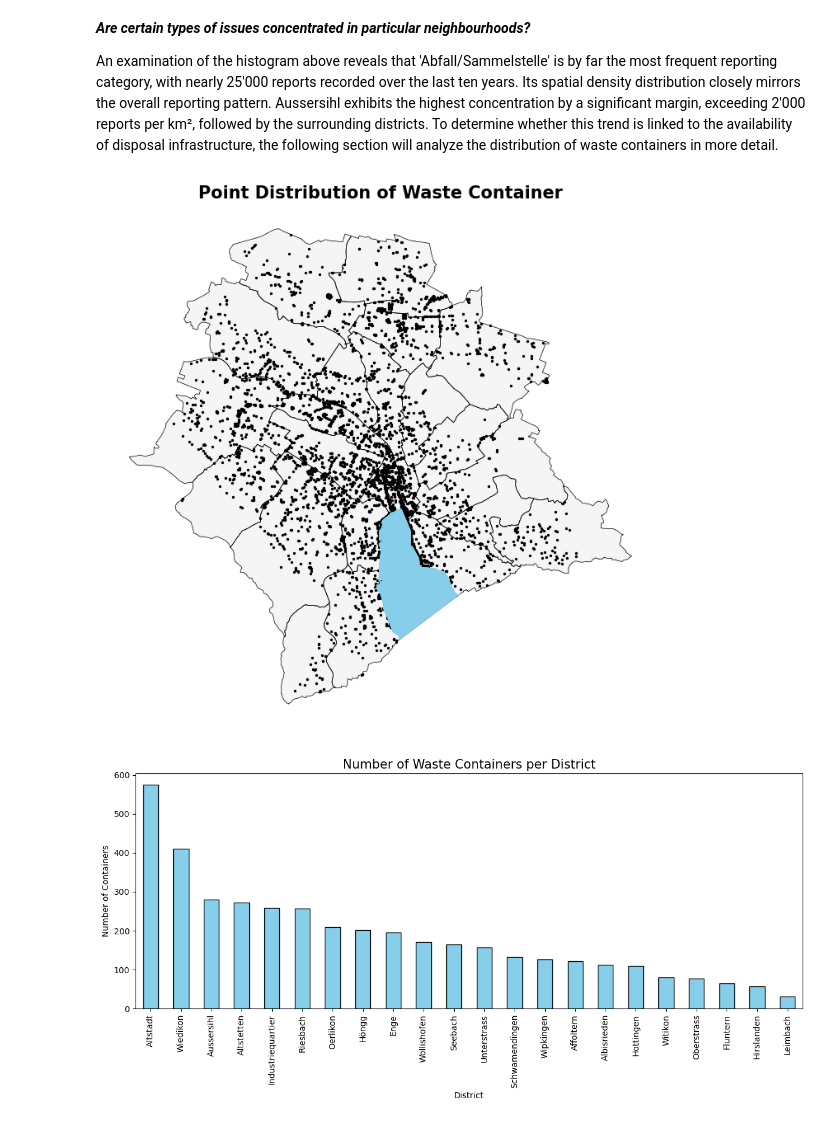
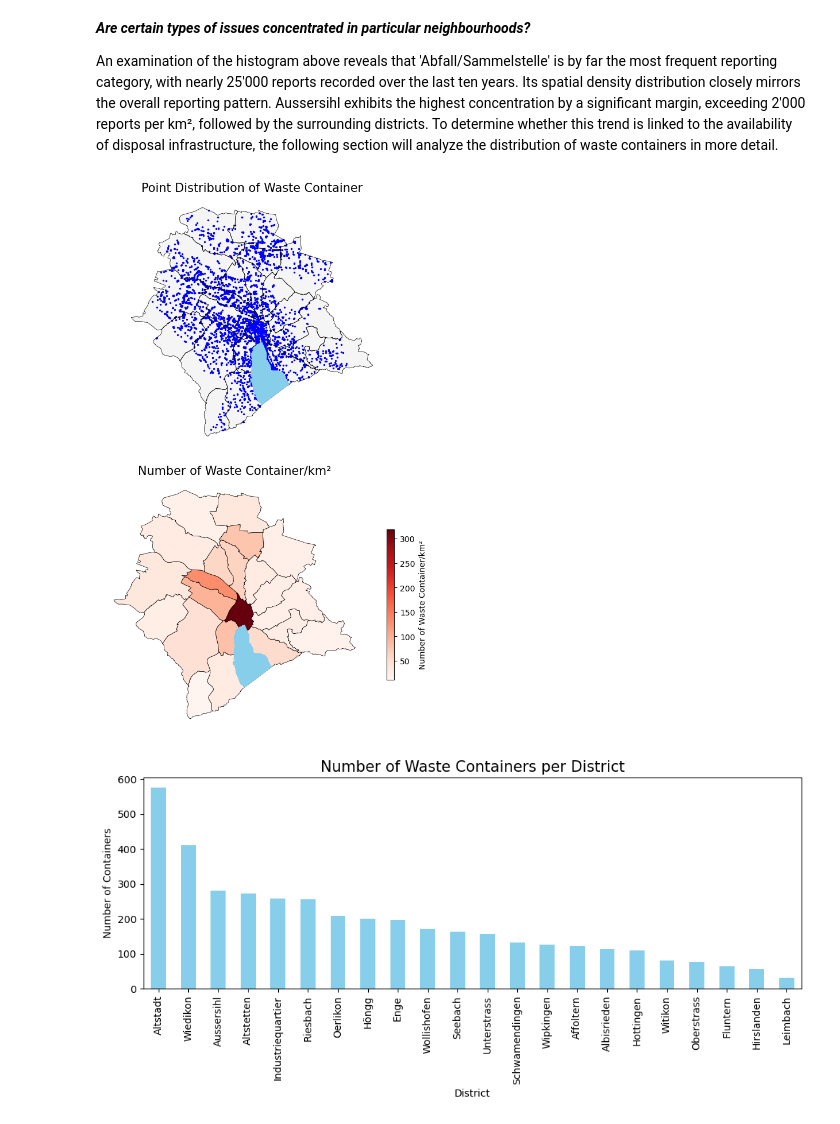
Before and after one commit to fabianott/zueriwieneu_spatial_analysis, a Jupyter notebook: notebooks/spatial_analysis.ipynb, the cells around one changed output. Drawn from its saved outputs; the diff is of its cells as text; code cells hidden in the pictures.

Commit message:
scatter plot

```diff
--- a/notebooks/spatial_analysis.ipynb
+++ b/notebooks/spatial_analysis.ipynb
@@ -249,29 +249,57 @@ An examination of the histogram above reveals that 'Abfall/Sammelstelle' is by f
 # %%
 # Distribution of waste containers
 abfallgefaesse = gpd.read_file("../data/raw/abfallgefaesse.gpkg")
 abfallgefaesse = abfallgefaesse.to_crs(epsg=2056)
 
-fig, ax = plt.subplots(figsize=(7, 10))
+fig, axs = plt.subplots(2,1, figsize=(7, 10))
 
-quartiere_gdf.plot(ax=ax, color="whitesmoke", linewidth=0.5, zorder=1)
+quartiere_gdf.plot(ax=axs[0], color="whitesmoke", linewidth=0.5, zorder=1)
 
 abfallgefaesse.plot(
-    ax=ax,
-    color="black",
+    ax=axs[0],
+    color="blue",
     markersize=2,
     zorder=2,
     label="Waste container"
 )
 
-lakes_gdf.plot(ax=ax, color="skyblue", zorder=4)
+lakes_gdf.plot(ax=axs[0], color="skyblue", zorder=4)
 
-quartiere_gdf.boundary.plot(ax=ax, color="black", linewidth=0.5, zorder=3)
+quartiere_gdf.boundary.plot(ax=axs[0], color="black", linewidth=0.5, zorder=3)
 
-ax.axis("off")
-ax.set_title("Point Distribution of Waste Container", fontsize=15, fontweight='bold')
+axs[0].axis("off")
+axs[0].set_title("Point Distribution of Waste Container", fontsize =15)
+
+# Choropleth Map
+# Calculate the area in km² of the districts for standardisation
+quartiere_gdf["area_km2"] = quartiere_gdf.geometry.area / 1_000_000
+
+# Spatial Join
+waste_quartiere_gdf = gpd.sjoin(abfallgefaesse, quartiere_gdf, how="inner", predicate="within")
+waste_container_counts = waste_quartiere_gdf.groupby("name").size().reset_index(name="count")
+quartiere_waste_container_counts_gdf = quartiere_gdf.merge(waste_container_counts, on="name", how="left")
+
+# Standardization
+quartiere_waste_container_counts_gdf["density"] = quartiere_waste_container_counts_gdf["count"] / quartiere_waste_container_counts_gdf["area_km2"]
+
+lakes_gdf.plot(ax=axs[1], color="skyblue",zorder=2)
+
+quartiere_waste_container_counts_gdf.plot(
+    column="density",
+    cmap="Reds",
+    legend=True,
+    legend_kwds={'label': "Number of Waste Container/km²", 'orientation': "vertical", "shrink": 0.6},
+    edgecolor="black",
+    linewidth=0.5,
+    ax=axs[1],
+    zorder=1
+)
+
+axs[1].set_title("Number of Waste Container/km²", fontsize=15)
+axs[1].axis("off")
 
 plt.tight_layout()
-plt.savefig("../outputs/point_dist_waste_container.png", dpi=300, bbox_inches='tight')
+plt.savefig("../outputs/dist_waste_container.png", dpi=300, bbox_inches='tight')
 plt.show()
 # %% [output]
-[figure, old version]
+[figure, new version]
@@ -292,11 +306,10 @@ plt.show()
 # %%
+# Histogram of Waste Containers per District
 waste_container_quartier = gpd.sjoin(abfallgefaesse, quartiere_gdf[['name', 'geometry']], how="inner", predicate="within")
 
-# 2. Zählen, wie viele Gefässe pro Quartier vorhanden sind und sortieren
 waste_container_counts = waste_container_quartier.groupby("name").size().sort_values(ascending=False)
 
-# 3. Diagramm erstellen
-fig, ax = plt.subplots(figsize=(12, 6))
+fig, ax = plt.subplots(figsize=(10, 5))
 
 waste_container_counts.plot(
     kind='bar',
@@ -311,4 +324,4 @@ plt.tight_layout()
 plt.savefig("../outputs/waste_containers_per_district.png", dpi=300, bbox_inches='tight')
 plt.show()
 # %% [output]
-[figure, old version]
+[figure, new version]
```
Also changed, not shown: parts of 2 cells of this notebook, 5 other files.
